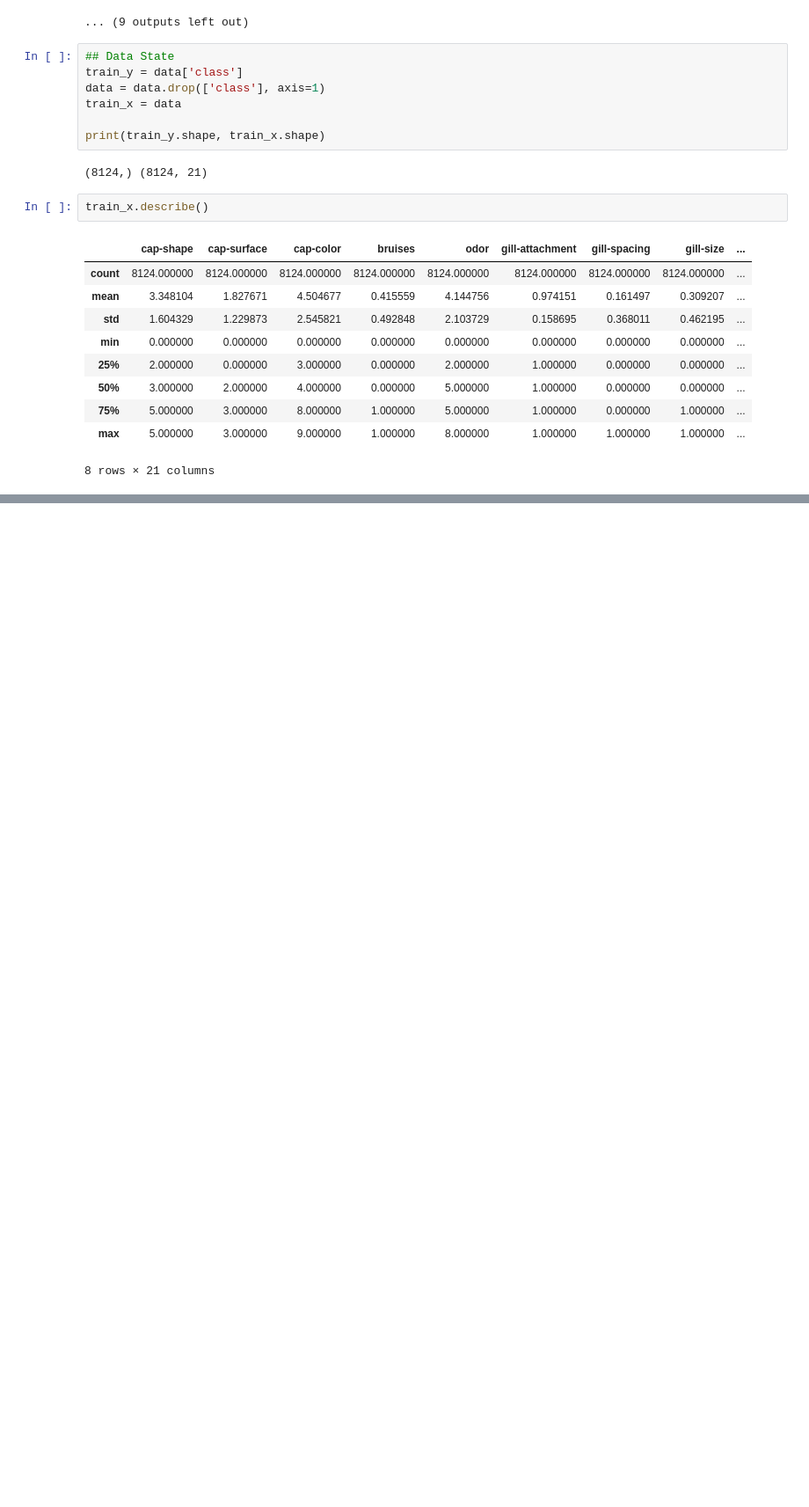
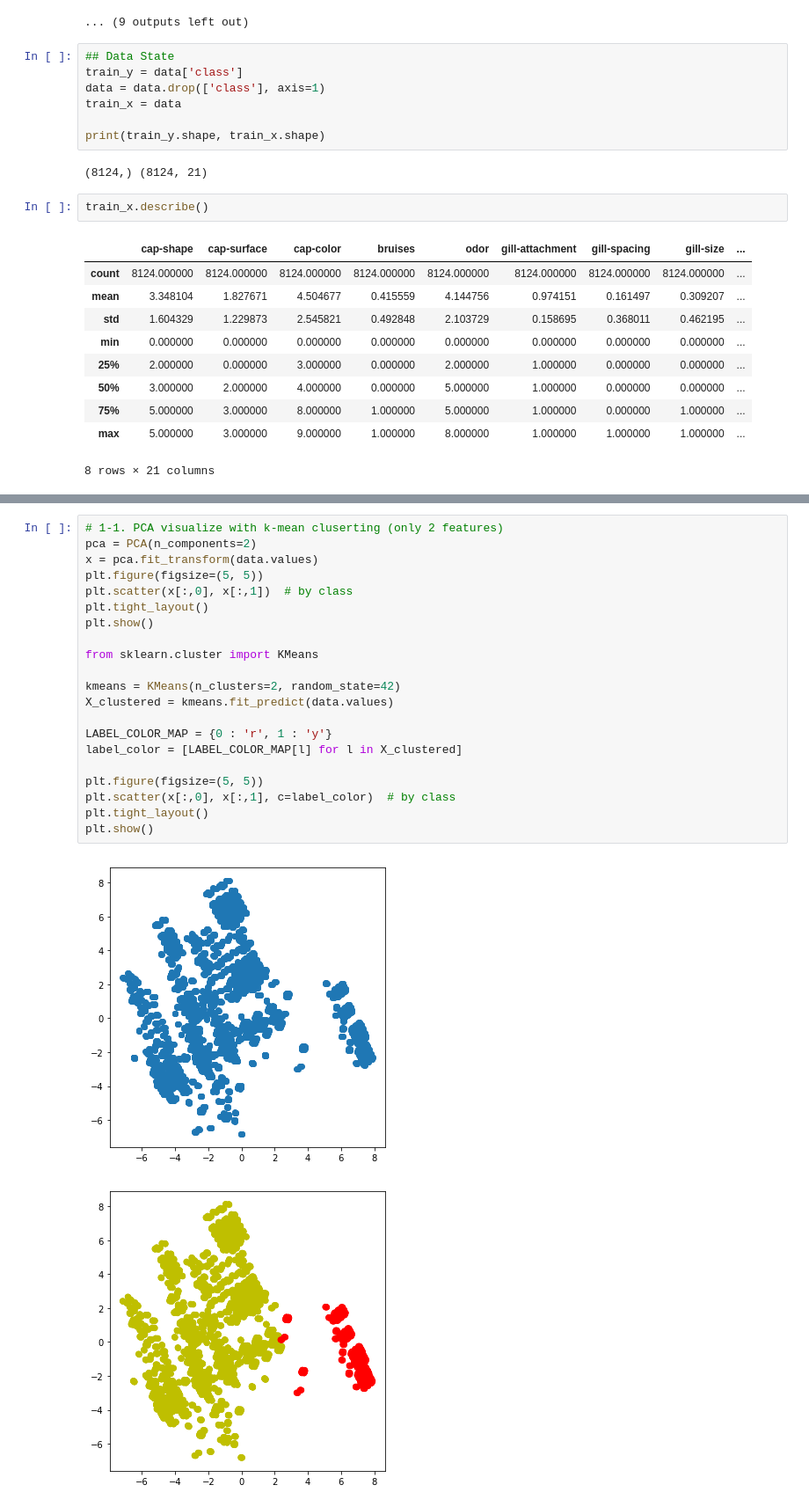
Before and after one commit to Data-Competition/Super-Mario, a Jupyter notebook: mushroom-report-v1.ipynb, the cells around one changed output, grey strips where cells are left out. Shown: that part at 88% size. Cells and saved outputs as stored; diff of their text form; blank space fills up the shorter version.

```diff
--- a/mushroom-report-v1.ipynb
+++ b/mushroom-report-v1.ipynb
@@ -185,0 +212,24 @@ for _, v in scalers.items():
+# %%
+# 1-1. PCA visualize with k-mean cluserting (only 2 features)
+pca = PCA(n_components=2)
+x = pca.fit_transform(data.values)
+plt.figure(figsize=(5, 5))
+plt.scatter(x[:,0], x[:,1])  # by class
+plt.tight_layout()
+plt.show()
+
+from sklearn.cluster import KMeans
+
+kmeans = KMeans(n_clusters=2, random_state=42)
+X_clustered = kmeans.fit_predict(data.values)
+
+LABEL_COLOR_MAP = {0 : 'r', 1 : 'y'}
+label_color = [LABEL_COLOR_MAP[l] for l in X_clustered]
+
+plt.figure(figsize=(5, 5))
+plt.scatter(x[:,0], x[:,1], c=label_color)  # by class
+plt.tight_layout()
+plt.show()
+# %% [output]
+[figure, added]
+[figure, added]
```
Also changed, not shown: parts of 3 cells of this notebook.
